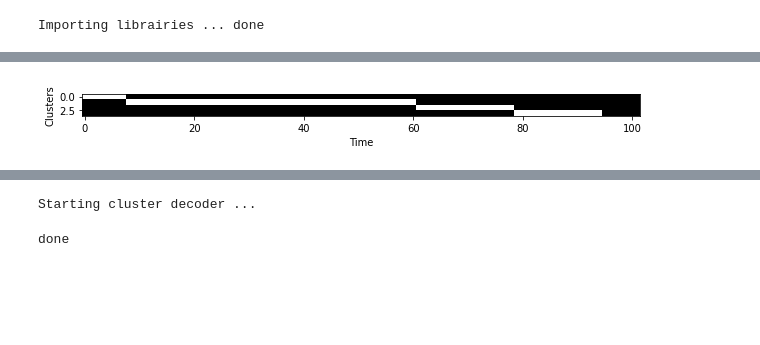
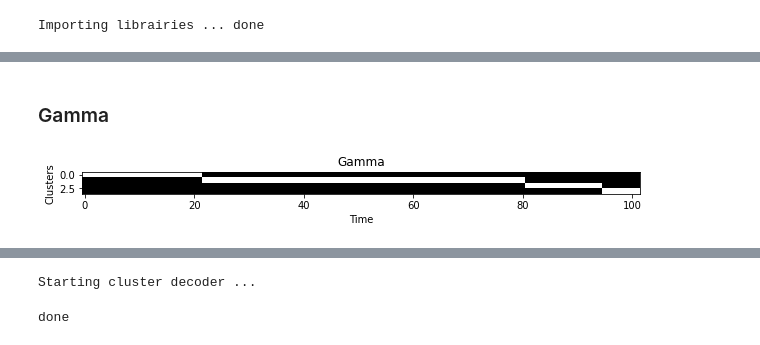
Before and after one commit to sconle/HMM, a Jupyter notebook: myScripts/data_generation.ipynb, the cells around one changed output, grey strips where cells are left out. Cells and saved outputs as stored; diff of their text form; code cells hidden in the pictures; blank space fills up the shorter version.

```diff
--- a/myScripts/data_generation.ipynb
+++ b/myScripts/data_generation.ipynb
@@ -20,15 +66,20 @@ n_clusters = 4 # n_clusters
 # %%
-X = np.random.uniform(low=-10, high=10, size=(n_samples, n_time_points, n_regions))
-W = np.random.randint(low=-10, high=10,size=(n_clusters, n_regions, n_label_features))
-W_temp = np.reshape(W, newshape=(n_regions, n_clusters, n_label_features))
-
-transition = np.random.randint(n_time_points,size=(n_clusters))
+transition = np.random.randint(n_time_points,size=(n_clusters-1))
 transition = np.concatenate(([0],np.sort(transition),[n_time_points]))
 
-#gamma = np.random.randint(2, size=(n_time_points,n_clusters))
-gamma = np.array([[1 if (transition[(j)] <= i) and (i < transition[(j+1)]) else 0 for i in range(n_time_points)  ]
+data_type = 'sinusoidal' # valid input : constant, random, sinusoidal
+
+if data_type == 'constant' :
+    X = get_constant_X()
+elif data_type == 'random' :
+    X = get_random_X()
+elif data_type == 'sinusoidal' :
+    X = get_sinusoidal_X()
+else : raise ValueError(f"Input received : '{data_type}. Valid input : 'constant', 'random', 'sinusoidal''")
+
+W = np.random.randint(low=-10, high=10,size=(n_clusters, n_regions, n_label_features))
+
+gamma = np.array([[1 if (transition[(j)] <= i) and (i < transition[(j+1)]) else 0 for i in range(n_time_points)]
                 for j in range(n_clusters)],dtype=int)
-gamma = np.transpose(gamma,(1,0))
-
-y = X @ np.sum(gamma @ W_temp, axis=1)
-y = np.reshape(y, newshape=(n_samples, n_time_points, n_label_features))
+W_mix = get_mix_models(gamma, W)
+y = get_y(X, W_mix)
@@ -48,10 +85,0 @@ sigma = np.random.uniform(low=0,high=0.1,size=n_samples)
-# %%
-def f(s,t,r):
-    #return a(t,r)*np.cos(omega(t,r)*t) + sigma[s]*np.random.normal(loc=0, scale=sigma[s])
-    return a(t,r)
-
-X = np.random.uniform(low=-10, high=10, size=(n_samples, n_time_points, n_regions))
-X = np.array([ f(s,t,r) for s in range(n_samples)
-                    for t in range(n_time_points)
-                    for r in range(n_regions)],
-             dtype=float)
@@ -77,8 +103,11 @@ IndexError: index 4 is out of bounds for axis 0 with size 4
+# %% [markdown]
+### Gamma
 # %%
 plt.figure(figsize=(10,5))
-plt.imshow(gamma.T,cmap='gray')
+plt.imshow(gamma,cmap='gray')
 plt.xlabel("Time")
 plt.ylabel("Clusters")
+plt.title(f"Gamma")
 plt.show()
 # %% [output]
-[figure, old version]
+[figure, new version]
```
Also changed, not shown: parts of 24 cells of this notebook.
